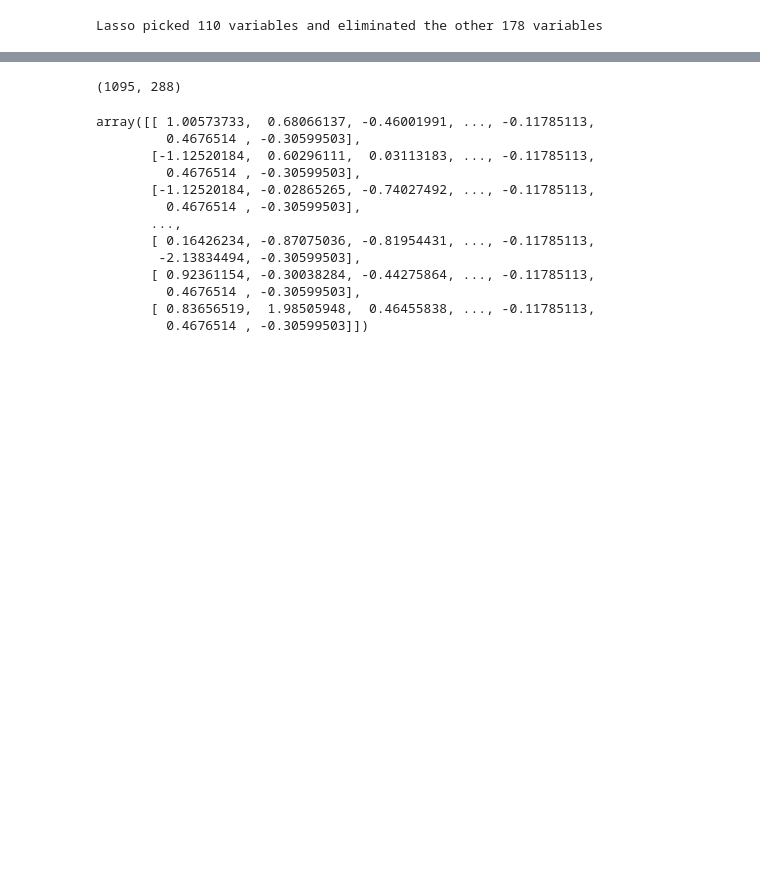
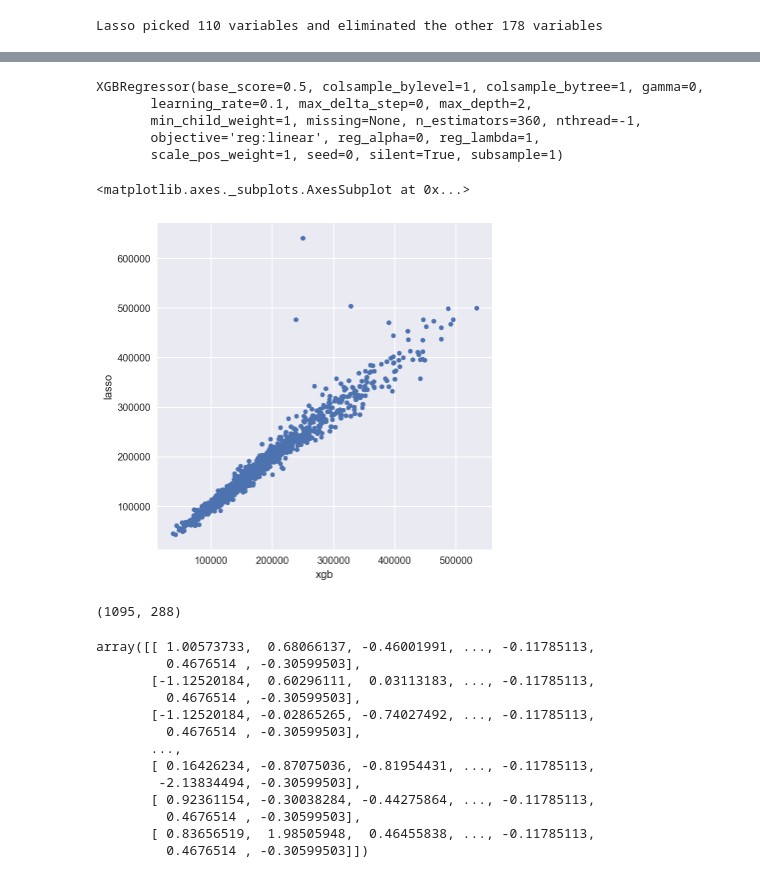
Before and after one commit to yelircaasi/byu_econ_applied_machine_learning, a Jupyter notebook: homeworks/Regularized Linear Models.ipynb, the cells around one changed output, grey strips where cells are left out. Saved outputs shown, nothing was run; the diff lists cells and outputs as text; code cells hidden in the pictures; blank space fills up the shorter version.

```diff
--- a/homeworks/Regularized Linear Models.ipynb
+++ b/homeworks/Regularized Linear Models.ipynb
@@ -165,0 +183,18 @@ preds.plot(x = "preds", y = "residuals",kind = "scatter")
+# %%
+model_xgb = xgb.XGBRegressor(n_estimators=360, max_depth=2, learning_rate=0.1) #the params were tuned using xgb.cv
+model_xgb.fit(X_train, y)
+# %% [output]
+XGBRegressor(base_score=0.5, colsample_bylevel=1, colsample_bytree=1, gamma=0,
+       learning_rate=0.1, max_delta_step=0, max_depth=2,
+       min_child_weight=1, missing=None, n_estimators=360, nthread=-1,
+       objective='reg:linear', reg_alpha=0, reg_lambda=1,
+       scale_pos_weight=1, seed=0, silent=True, subsample=1)
+# %%
+xgb_preds = np.expm1(model_xgb.predict(X_test))
+lasso_preds = np.expm1(model_lasso.predict(X_test))
+# %%
+predictions = pd.DataFrame({"xgb":xgb_preds, "lasso":lasso_preds})
+predictions.plot(x = "xgb", y = "lasso", kind = "scatter")
+# %% [output]
+<matplotlib.axes._subplots.AxesSubplot at 0x...>
+[figure, added]
```
Also changed, not shown: parts of 14 cells of this notebook, 6 other files.
